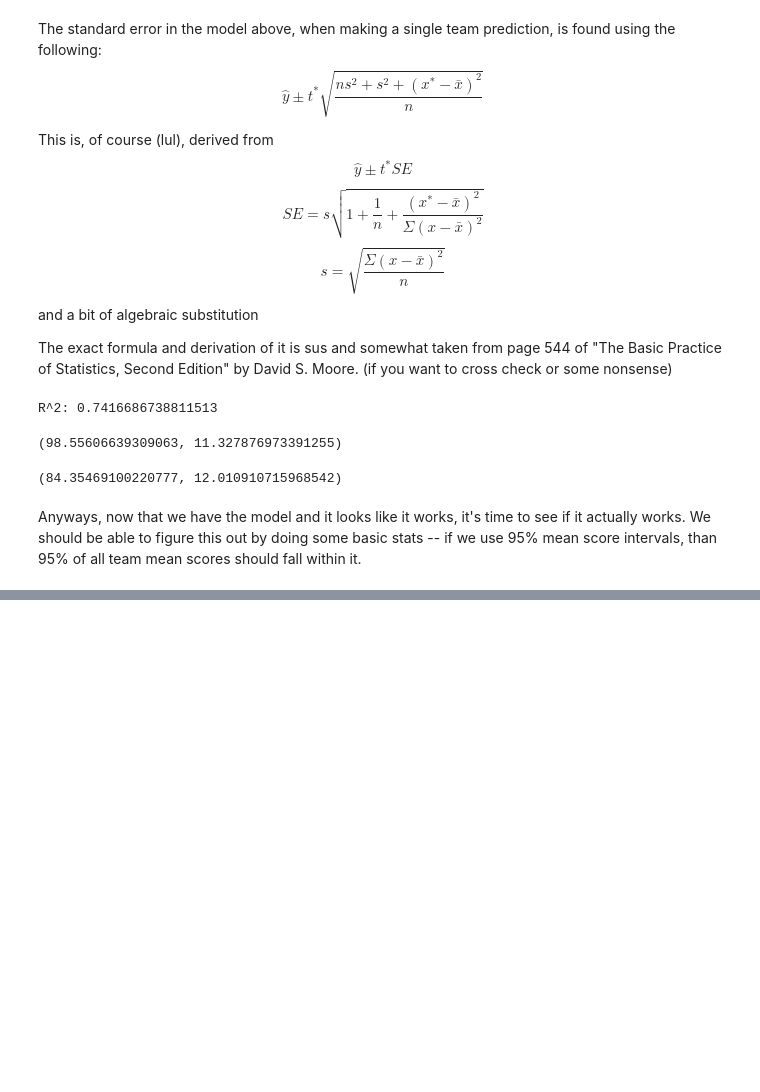
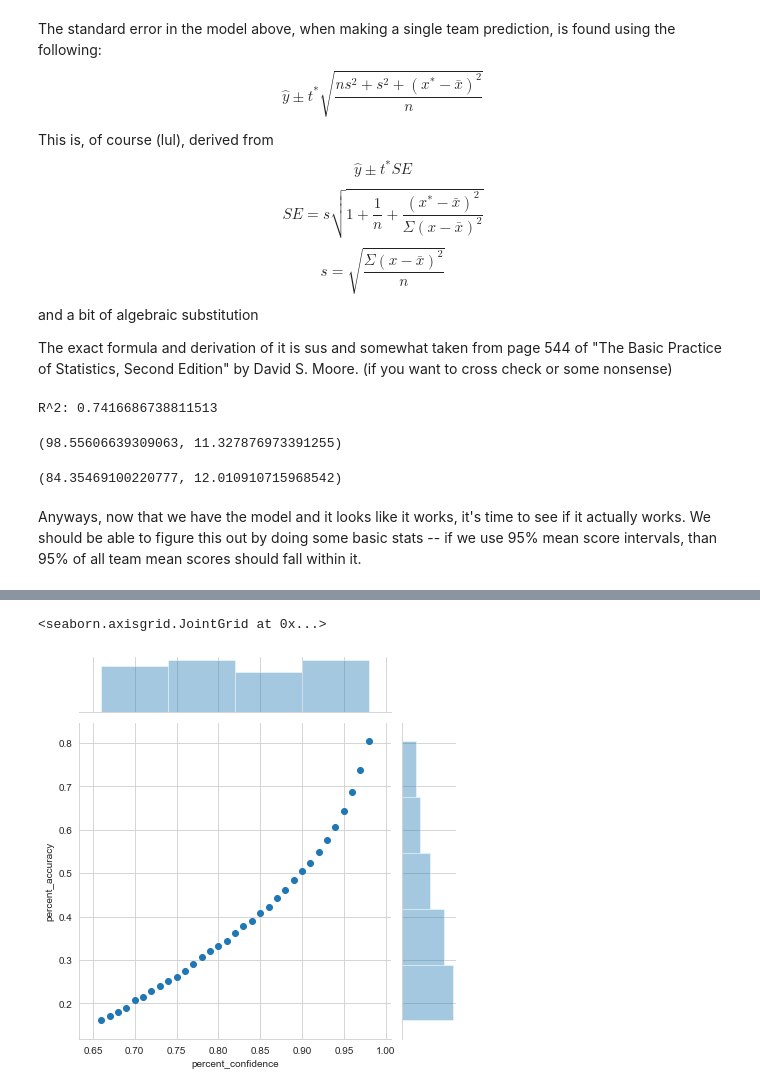
Before and after one commit to morzack/Sakurajima-Scouting, a Jupyter notebook: week-2.ipynb, the cells around one changed output, grey strips where cells are left out. Saved outputs shown, nothing was run; the diff lists cells and outputs as text; code cells hidden in the pictures; blank space fills up the shorter version.

Commit message:
added some testing for model prediction accuracy

```diff
--- a/week-2.ipynb
+++ b/week-2.ipynb
@@ -265,3 +267,18 @@ score_model.predict_alliance(['frc5160', 'frc5511', 'frc7763'], .95, team_compon
 (84.35469100220777, 12.010910715968542)
 # %% [markdown]
 Anyways, now that we have the model and it looks like it works, it's time to see if it actually works. We should be able to figure this out by doing some basic stats -- if we use 95% mean score intervals, than 95% of all team mean scores should fall within it.
+# %%
+confidence_results = []
+for confidence in range(66, 99):
+    percent_confidence = confidence / 100
+    correct_predictions = total_predictions = 0
+    for _, team in team_data.iterrows():
+        predicted_mean, predicted_interval = score_model.predict_team(team['team_key'], percent_confidence, team_component_opr_normalized, team_data)
+        actual_mean = team['mean_score']
+        if -predicted_interval < (actual_mean - predicted_mean) < predicted_interval:
+            correct_predictions += 1
+        total_predictions += 1
+    percent_accuracy = correct_predictions / total_predictions
+    confidence_results.append([percent_confidence, percent_accuracy])
+confidence_results_df = pd.DataFrame(confidence_results, columns=['percent_confidence', 'percent_accuracy'])
+confidence_results_df
@@ -267,0 +303,5 @@ Anyways, now that we have the model and it looks like it works, it's time to see
+# %%
+sns.jointplot('percent_confidence', 'percent_accuracy', data=confidence_results_df)
+# %% [output]
+<seaborn.axisgrid.JointGrid at 0x...>
+[figure, added]
```
Also changed, not shown: parts of 9 cells of this notebook.
